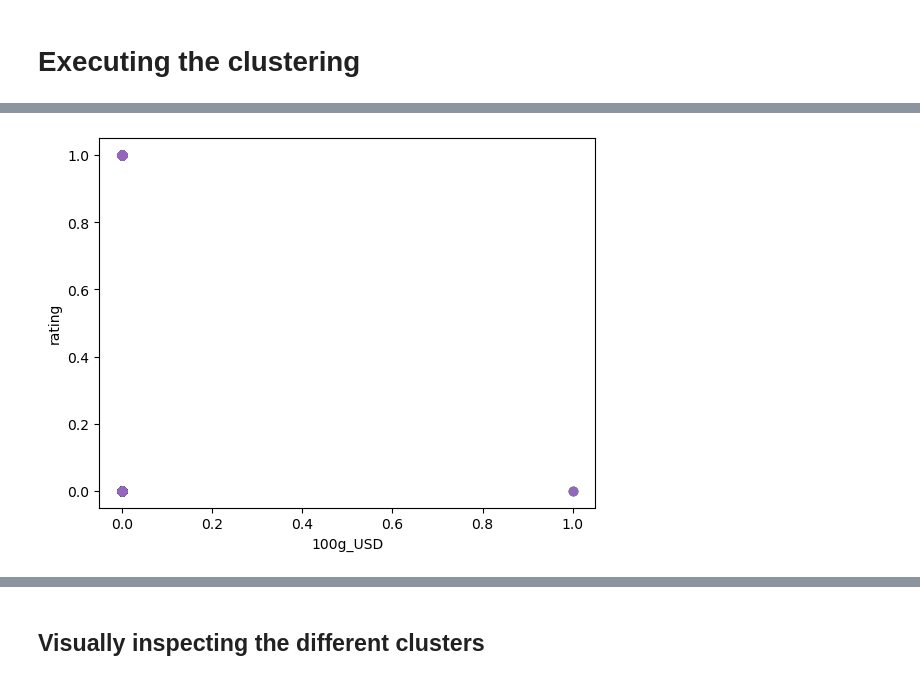
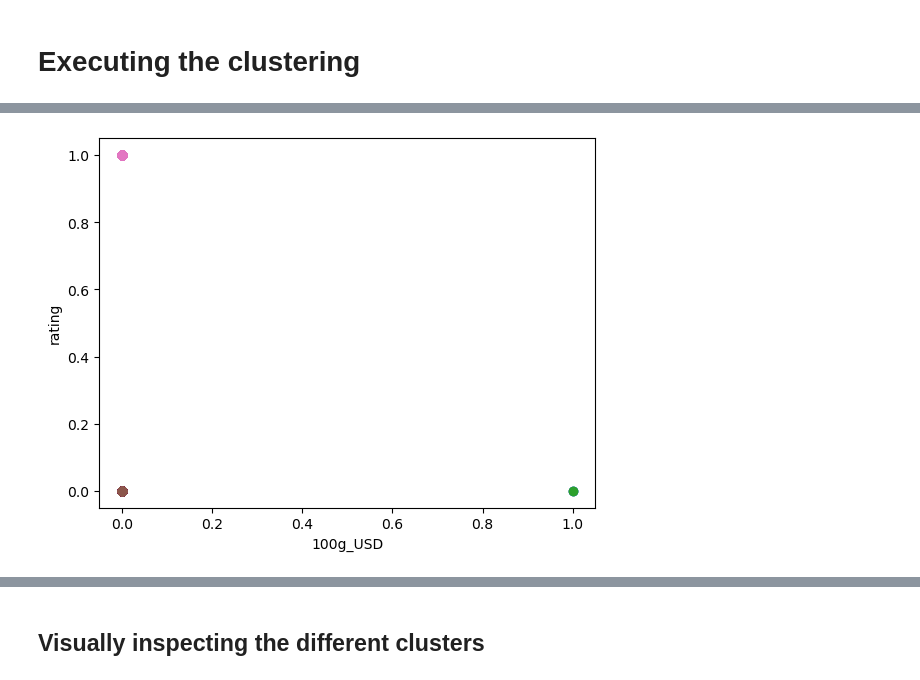
Before and after one commit to DGU94/Final_COFFEE_RECOMMANDER, a Jupyter notebook: 2_EDA/coffee_df_clustering.ipynb, the cells around one changed output, grey strips where cells are left out. Saved outputs shown, nothing was run; the diff lists cells and outputs as text; code cells hidden in the pictures.

```diff
--- a/2_EDA/coffee_df_clustering.ipynb
+++ b/2_EDA/coffee_df_clustering.ipynb
@@ -150,6 +141,6 @@ price_and_rating = coffee_df[["100g_USD", "rating"]]
 # %%
 # storing the column names
-col_names = ["100g_USD_scaled", "rating_scaled"]
+col_names = ["100g_USD_scaled"]
 # %%
 col_names
 # %% [output]
@@ -157,9 +148,9 @@ col_names
 # %%
 # scaling the "100g_USD" and "rating" columns
 scaler = StandardScaler()
-price_and_rating_scaled = scaler.fit_transform(price_and_rating)
+price_scaled = scaler.fit_transform(price)
 # %%
 # transforming the scaled columns into a Pandas dataframe and reassigning the column names
-price_and_rating_scaled = pd.DataFrame(price_and_rating_scaled, columns=col_names)
-price_and_rating_scaled
+price_scaled = pd.DataFrame(price_scaled, columns=col_names)
+price_scaled
 # %% [output]
@@ -179,6 +170,6 @@ price_and_rating_scaled
 # %%
 # concatting everything into coffee features used for the clustering
-coffee_features = pd.concat([roast_dummies, roast_origin, price_and_rating_scaled],axis=1)
+coffee_features = pd.concat([roast_dummies, origin_dummies, rating_cat_dummies, price_scaled],axis=1)
 # %%
 coffee_features
 # %% [output]
@@ -241,22 +232,22 @@ Text(0.5, 1.0, 'Elbow Method showing the optimal k')
 # %%
-kmeans = KMeans(n_clusters=5, random_state=1234)
+kmeans = KMeans(n_clusters=7, random_state=1234)
 kmeans.fit(coffee_features)
 # assign a cluster to each example
 labels = kmeans.predict(coffee_features)
 # retrieve unique clusters
 clusters = np.unique(labels)
 # create scatter plot for samples from each cluster
 for cluster in clusters:
     # get row indexes for samples with this cluster
     row_ix = np.where(labels == cluster)
     # create scatter of these samples
     pyplot.scatter(coffee_features.to_numpy()[row_ix, 0], coffee_features.to_numpy()[row_ix,1])
     pyplot.xlabel("100g_USD")
     pyplot.ylabel("rating")
     # show the plot
 pyplot.show()
 # %% [output]
-[figure, old version]
+[figure, new version]
 # %%
 clusters = kmeans.predict(coffee_features)
 # clusters
```
Also changed, not shown: parts of 18 cells of this notebook, 5 other files.
